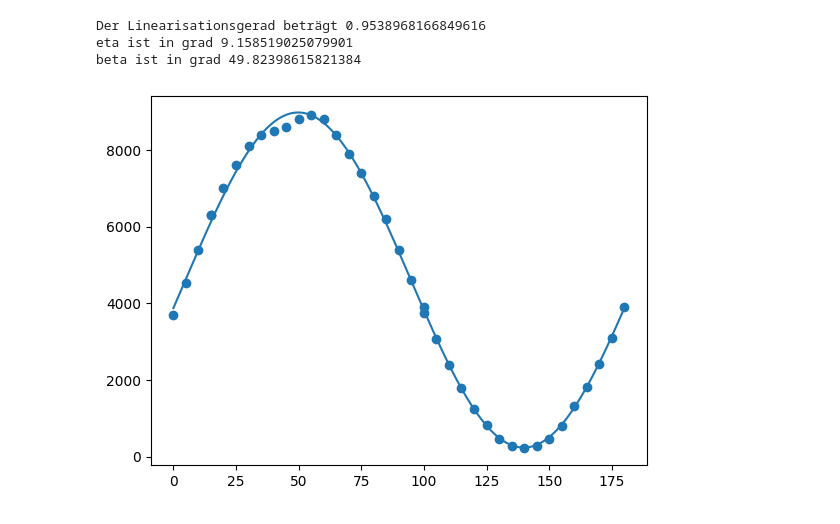
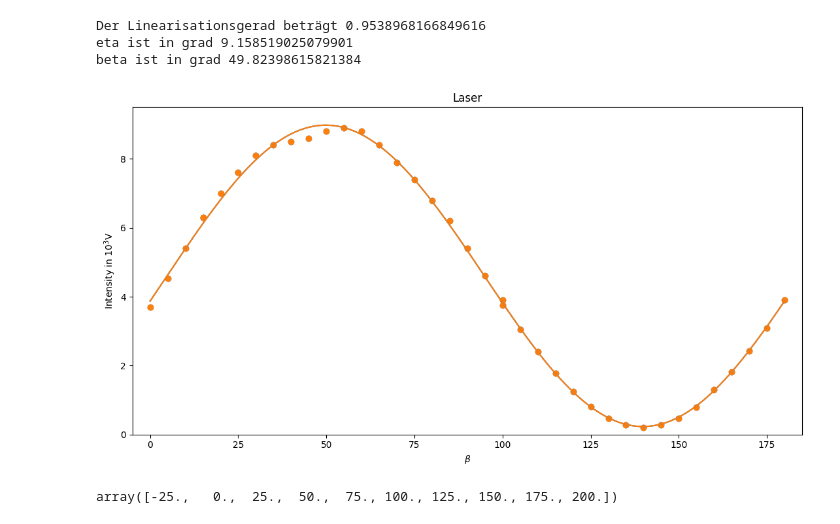
Before and after one commit to hannes-ebe/F-Prak-B, a Jupyter notebook: MOKE/laser.ipynb, the cells around one changed output. Drawn from its saved outputs; the diff is of its cells as text; code cells hidden in the pictures.

```diff
--- a/MOKE/laser.ipynb
+++ b/MOKE/laser.ipynb
@@ -30,9 +30,27 @@ print(f"beta ist in grad {alpha}")
 Der Linearisationsgerad beträgt 0.9538968166849616
 eta ist in grad 9.158519025079901
 beta ist in grad 49.82398615821384
-# %%
-plt.scatter(df["angle"],df["I"])
-plt.plot(angles_arr,fit_f(angles_arr))
-plt.show()
-# %% [output]
-[figure, removed]
+# %%
+
+
+fig = plt.figure(figsize=(11, 6))
+gs = GridSpec(8, 5)
+fig1 = fig.add_subplot(gs[:, :])
+fig1.set_title(f"Laser")
+fig1.set_ylabel("Intensity in $10^3$V")
+fig1.set_xlabel("$\\beta$")
+fig1.set_xlim(-5,185)
+fig1.set_ylim(0,9.5)
+fig1.scatter(df["angle"],df["I"]*1e-3)
+fig1.plot(angles_arr,fit_f(angles_arr)*1e-3)
+plt.tight_layout()
+
+# plt.legend(loc="")
+plt.scatter(df["angle"],df["I"]*1e-3)
+plt.plot(angles_arr,fit_f(angles_arr)*1e-3)
+# plt.savefig(f"plots/{title}.pdf")
+plt.show()
+fig1.get_xticks()
+# %% [output]
+[figure, added]
+array([-25.,   0.,  25.,  50.,  75., 100., 125., 150., 175., 200.])
```
